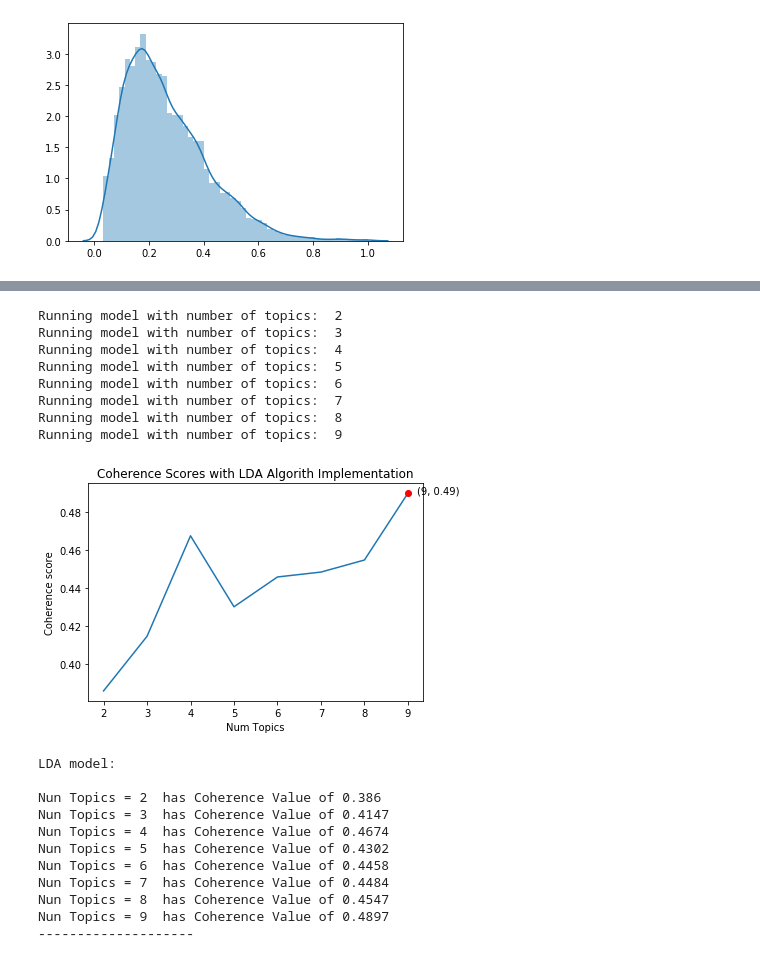
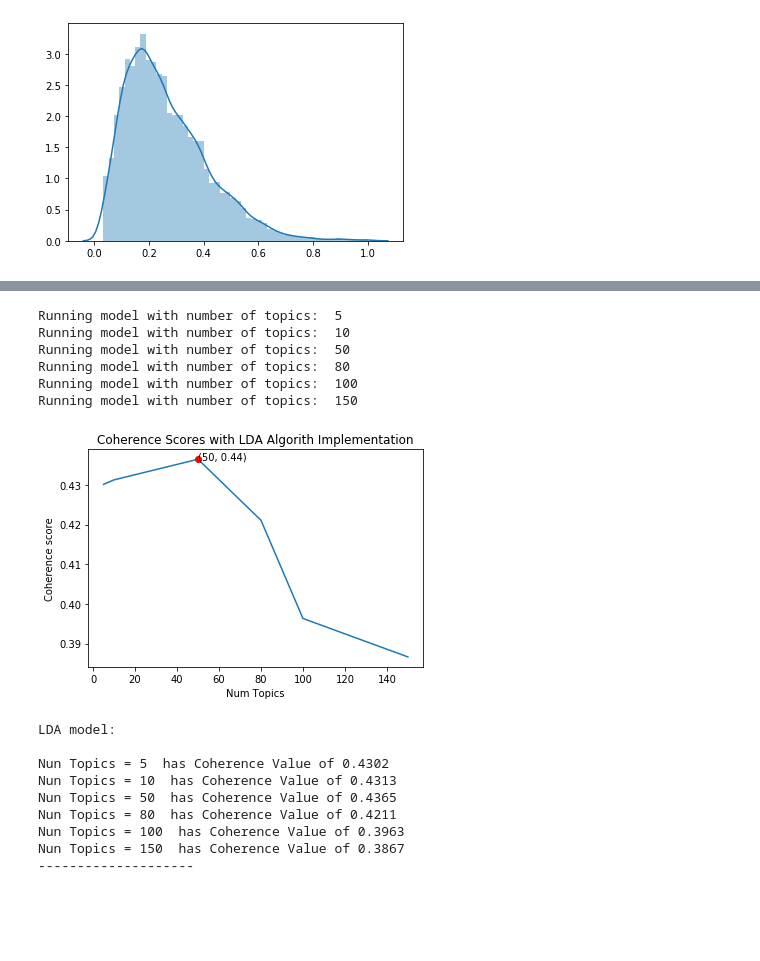
Before and after one commit to morena-au/Smart-House, a Jupyter notebook: Reddit.ipynb, the cells around one changed output, grey strips where cells are left out. Drawn from its saved outputs; the diff is of its cells as text; code cells hidden in the pictures; blank space fills up the shorter version.

```diff
--- a/Reddit.ipynb
+++ b/Reddit.ipynb
@@ -72,7 +75,7 @@ def Find(string):
     return url
 
 # apply the function on the body column
-df['URL'] = df.body.apply(find_URL)
+df['URL'] = df.body.apply(Find)
 
 # create a colummn with pre-processed:
 df['clean_body'] = [re.sub('http[s]?://(?:[a-zA-Z]|[0-9]|[$-_@.&+]|[!*\(\), ]|(?:%[0-9a-fA-F][0-9a-fA-F]))+','', x) for x in df['body']]
@@ -123,4 +126,10 @@ def clean_comment(comment, bigrams=False, lemma=False, allowed_postags=['NOUN',
 # %%
 # Apply function to clean the comment
 # Takes long time to run
+
+import time
+
+start = time.time()
 df['clean_body'] = df.clean_body.apply(clean_comment, lemma=True)
+end = time.time()
+print(end - start)
@@ -323,7 +340,7 @@ def LdaMallet_coherence_values(dictionary, corpus, texts, limit, start = 2, step
 
     return model_list, coherence_values
 
-def LDA_coherence_values(dictionary, corpus, texts, limit, chunksize = 100, start=2, step=3):
+def LDA_coherence_values(dictionary, corpus, texts, num_topics_list): #start=2, step=3
     '''
     Compute c_v coherence for various number of topics
 
@@ -344,7 +361,7 @@ def LDA_coherence_values(dictionary, corpus, texts, limit, chunksize = 100, star
     coherence_values = []
     model_list = []
 
-    for num_topics in range(start, limit, step):
+    for num_topics in num_topics_list: #range(start, limit, step):
         print('Running model with number of topics: ', num_topics)
         model = gensim.models.ldamodel.LdaModel(corpus=corpus, id2word=dictionary,
                                                 num_topics=num_topics, random_state=100,
@@ -360,31 +395,27 @@ def LDA_coherence_values(dictionary, corpus, texts, limit, chunksize = 100, star
 # %%
 model_list, coherence_values = LDA_coherence_values(dictionary=dictionary, corpus=corpus,
-                                                          texts=comment, start=2, limit=10, step=1)
+                                                    texts=comment,
+                                                    num_topics_list = [5, 10, 50, 80, 100, 150]) #start=100, limit=300, step=10
 # %% [output]
-Running model with number of topics:  2
-Running model with number of topics:  3
-Running model with number of topics:  4
 Running model with number of topics:  5
-Running model with number of topics:  6
-Running model with number of topics:  7
-Running model with number of topics:  8
-Running model with number of topics:  9
+Running model with number of topics:  10
+Running model with number of topics:  50
+Running model with number of topics:  80
+Running model with number of topics:  100
+Running model with number of topics:  150
 # %%
-limit = 10
-start=2
-step=1
-x = range(start, limit, step)
+x = [5, 10, 50, 80, 100, 150]
 plt.plot(x, coherence_values)
 plt.plot(x[np.argmax(coherence_values)], max(coherence_values), 'or')
 plt.text(x[np.argmax(coherence_values)]+0.2, max(coherence_values),
          r'({}, {})'.format(x[np.argmax(coherence_values)], np.round(max(coherence_values), 2)))
 plt.xlabel('Num Topics')
 plt.ylabel('Coherence score')
 plt.title('Coherence Scores with LDA Algorith Implementation')
 # plt.savefig('output/Topics_Coher_LDA_Model_page')
 plt.show()
 # %% [output]
-[figure, old version]
+[figure, new version]
 # %%
 print('\nLDA model: \n')
 for num, cv in zip(x, coherence_values):
@@ -393,14 +424,12 @@ print('-'*20)
 # %% [output]
 LDA model:
 
-Nun Topics = 2  has Coherence Value of 0.386
-Nun Topics = 3  has Coherence Value of 0.4147
-Nun Topics = 4  has Coherence Value of 0.4674
 Nun Topics = 5  has Coherence Value of 0.4302
-Nun Topics = 6  has Coherence Value of 0.4458
-Nun Topics = 7  has Coherence Value of 0.4484
-Nun Topics = 8  has Coherence Value of 0.4547
-Nun Topics = 9  has Coherence Value of 0.4897
+Nun Topics = 10  has Coherence Value of 0.4313
+Nun Topics = 50  has Coherence Value of 0.4365
+Nun Topics = 80  has Coherence Value of 0.4211
+Nun Topics = 100  has Coherence Value of 0.3963
+Nun Topics = 150  has Coherence Value of 0.3867
 --------------------
 # %%
 # Extract the model base on the topic number
```
Also changed, not shown: parts of 32 cells of this notebook.
